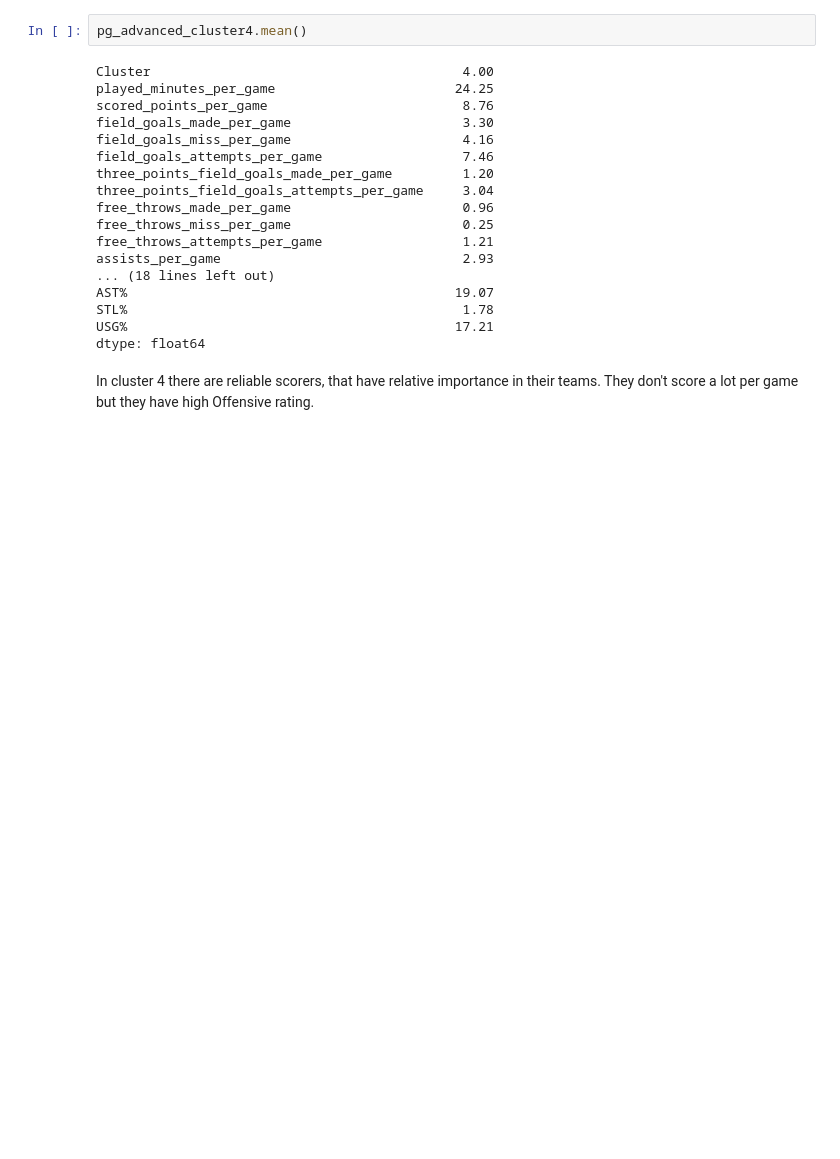
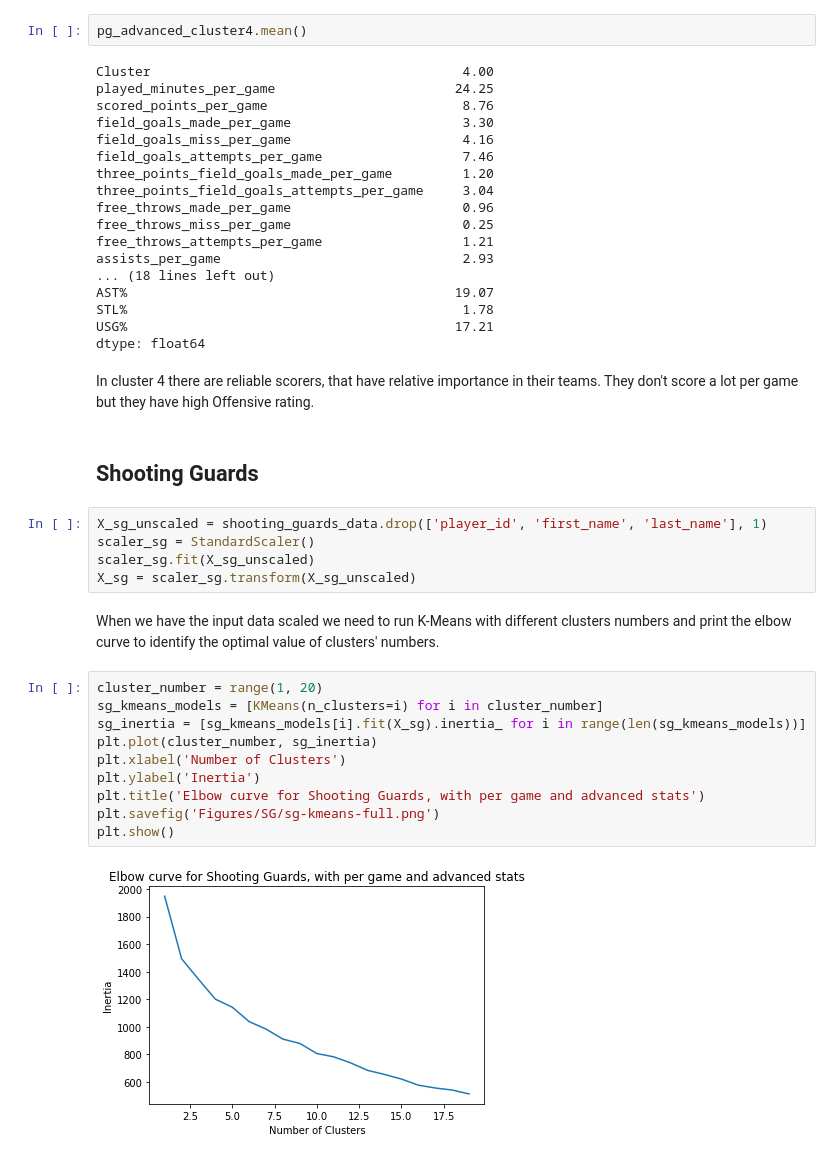
Before and after one commit to JoseRuizCasado/NBAPlayersClustering, a Jupyter notebook: NBAPlayerClustering.ipynb, the cells around one changed output. Cells and saved outputs as stored; diff of their text form; blank space fills up the shorter version.

Commit message:
KMeans evaluated on Shooting Guards.

```diff
--- a/NBAPlayerClustering.ipynb
+++ b/NBAPlayerClustering.ipynb
@@ -987,3 +905,25 @@ dtype: float64
 # %% [markdown]
 In cluster 4 there are reliable scorers, that have relative importance in their teams. They don't score a lot per game
 but they have high Offensive rating.
+# %% [markdown]
+## Shooting Guards
+# %%
+X_sg_unscaled = shooting_guards_data.drop(['player_id', 'first_name', 'last_name'], 1)
+scaler_sg = StandardScaler()
+scaler_sg.fit(X_sg_unscaled)
+X_sg = scaler_sg.transform(X_sg_unscaled)
+# %% [markdown]
+When we have the input data scaled we need to run K-Means with different clusters numbers and print the elbow curve to
+identify the optimal value of clusters' numbers.
+# %%
+cluster_number = range(1, 20)
+sg_kmeans_models = [KMeans(n_clusters=i) for i in cluster_number]
+sg_inertia = [sg_kmeans_models[i].fit(X_sg).inertia_ for i in range(len(sg_kmeans_models))]
+plt.plot(cluster_number, sg_inertia)
+plt.xlabel('Number of Clusters')
+plt.ylabel('Inertia')
+plt.title('Elbow curve for Shooting Guards, with per game and advanced stats')
+plt.savefig('Figures/SG/sg-kmeans-full.png')
+plt.show()
+# %% [output]
+[figure, added]
```
Also changed, not shown: parts of 16 cells of this notebook, 3 other files.
